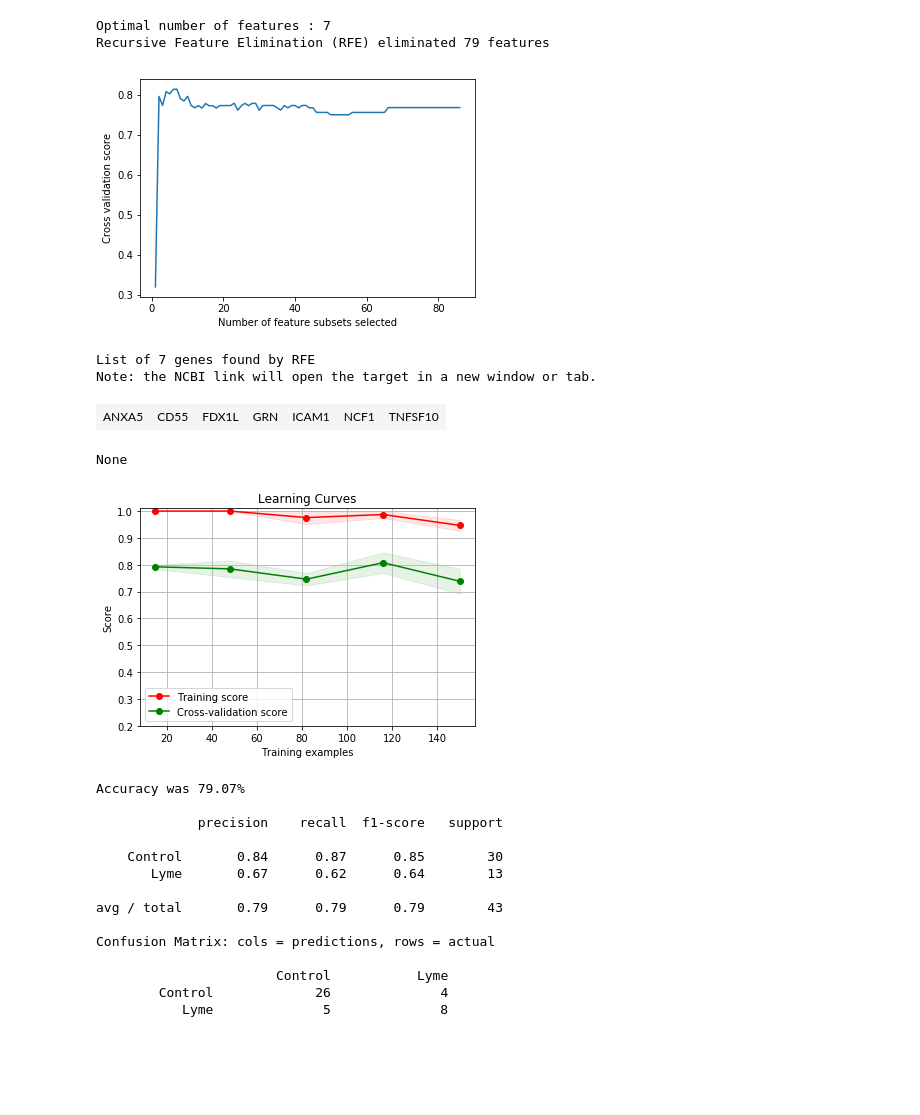
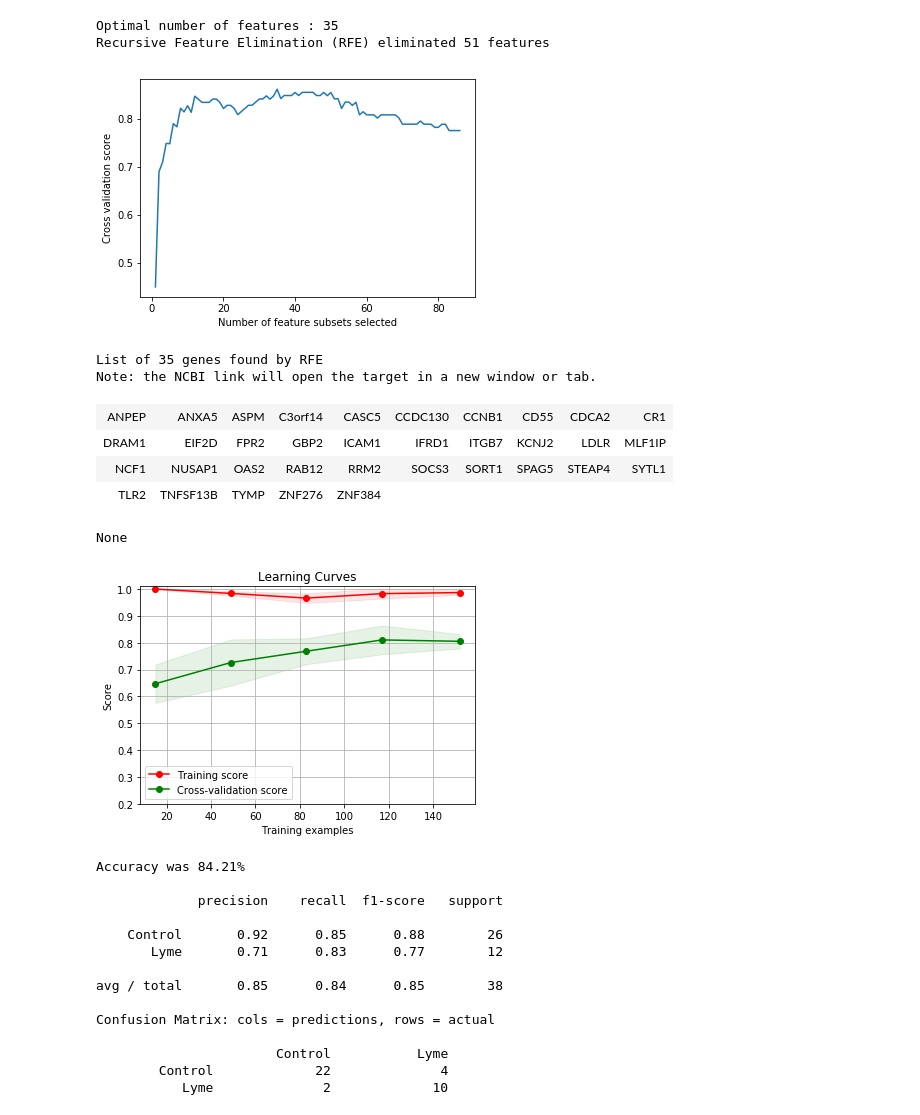
Before and after one commit to massie/notebooks, a Jupyter notebook: Lyme Disease.ipynb, the cells around one changed output. Drawn from its saved outputs; the diff is of its cells as text; code cells hidden in the pictures; blank space fills up the shorter version.

Commit message:
Use on the PBMC samples

```diff
--- a/Lyme Disease.ipynb
+++ b/Lyme Disease.ipynb
@@ -11,6 +11,10 @@ random_state = 7
 df = pd.DataFrame.from_csv("Lyme86genes215samples.txt", sep="\s+").T
 df.replace(to_replace={'Disease': {"Lyme": 1, "Others": 0}}, inplace=True)
 
+# Only use PBMC samples
+df = df[df.Sampletype == "PBMC"]
+
+# Remove columns that are not features
 X = df.drop(["Disease", "Sampletype", "Serology"], axis=1)
 y = df['Disease']
 
@@ -73,9 +77,9 @@ plt.ylabel("Cross validation score")
 plt.plot(range(1, len(best_estimator.grid_scores_) + 1), best_estimator.grid_scores_)
 plt.show()
 # %% [output]
-Optimal number of features : 7
-Recursive Feature Elimination (RFE) eliminated 79 features
+Optimal number of features : 35
+Recursive Feature Elimination (RFE) eliminated 51 features
-[figure, old version]
+[figure, new version]
 # %%
 from IPython.core.display import display, HTML
 
@@ -103,42 +107,45 @@ s += "</tr></table>"
 
 display(HTML(s))
 # %% [output]
-List of 7 genes found by RFE
+List of 35 genes found by RFE
 Note: the NCBI link will open the target in a new window or tab.
-| ANXA5 | CD55 | FDX1L | GRN | ICAM1 | NCF1 | TNFSF10 |
+| ANPEP | ANXA5 | ASPM | C3orf14 | CASC5 | CCDC130 | CCNB1 | CD55 | CDCA2 | CR1 |
+| DRAM1 | EIF2D | FPR2 | GBP2 | ICAM1 | IFRD1 | ITGB7 | KCNJ2 | LDLR | MLF1IP |
+| NCF1 | NUSAP1 | OAS2 | RAB12 | RRM2 | SOCS3 | SORT1 | SPAG5 | STEAP4 | SYTL1 |
+| TLR2 | TNFSF13B | TYMP | ZNF276 | ZNF384 |
 # %%
 %matplotlib inline
 from learning_curves import plot_learning_curve
 import matplotlib.pyplot as plt
 from sklearn.model_selection import StratifiedShuffleSplit
 
 def create_learning_curve(title, model):
-    cv = StratifiedShuffleSplit(n_splits=2, test_size=0.3, random_state=random_state)
+    cv = StratifiedShuffleSplit(n_splits=5, test_size=0.2, random_state=random_state)
     plot_learning_curve(model, title, X, y, (0.2, 1.01), cv=cv, n_jobs=1)
 
 create_learning_curve("Learning Curves", est)
 
 plt.show()
 # %% [output]
 None
-[figure, old version]
+[figure, new version]
 # %%
 from classification_metrics import classification_metrics
 
 est_predicted = clf.predict(X_test)
 classification_metrics(y_test, est_predicted, ["Control", "Lyme"])
 # %% [output]
-Accuracy was 79.07%
+Accuracy was 84.21%
 
              precision    recall  f1-score   support
 
-    Control       0.84      0.87      0.85        30
-       Lyme       0.67      0.62      0.64        13
+    Control       0.92      0.85      0.88        26
+       Lyme       0.71      0.83      0.77        12
 
-avg / total       0.79      0.79      0.79        43
+avg / total       0.85      0.84      0.85        38
 
 Confusion Matrix: cols = predictions, rows = actual
 
                        Control           Lyme
-        Control             26              4
-           Lyme              5              8
+        Control             22              4
+           Lyme              2             10
```
Also changed, not shown: parts of 2 cells of this notebook.
